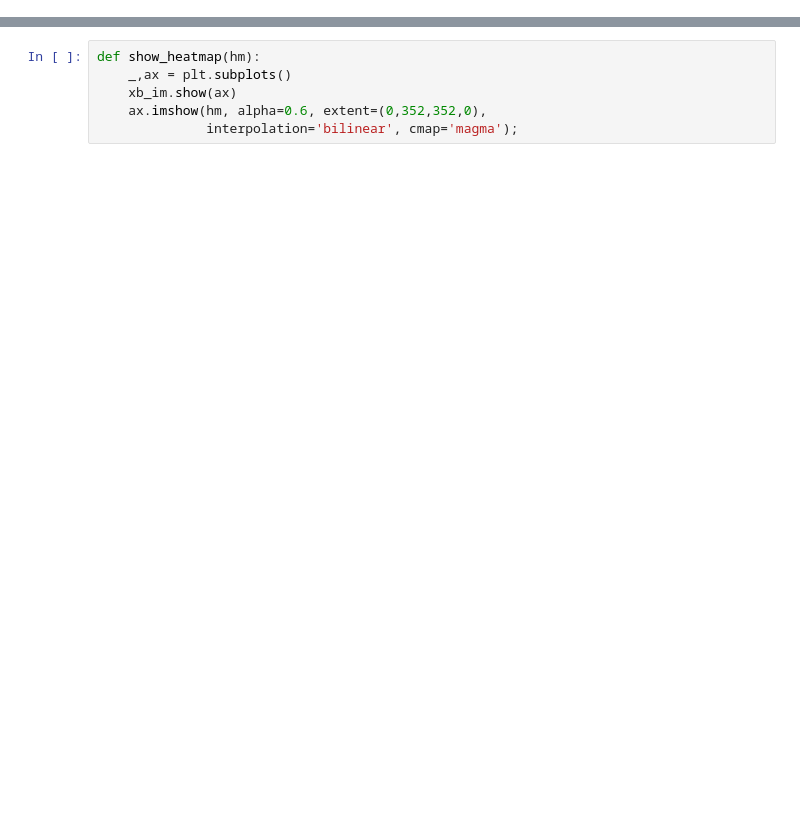
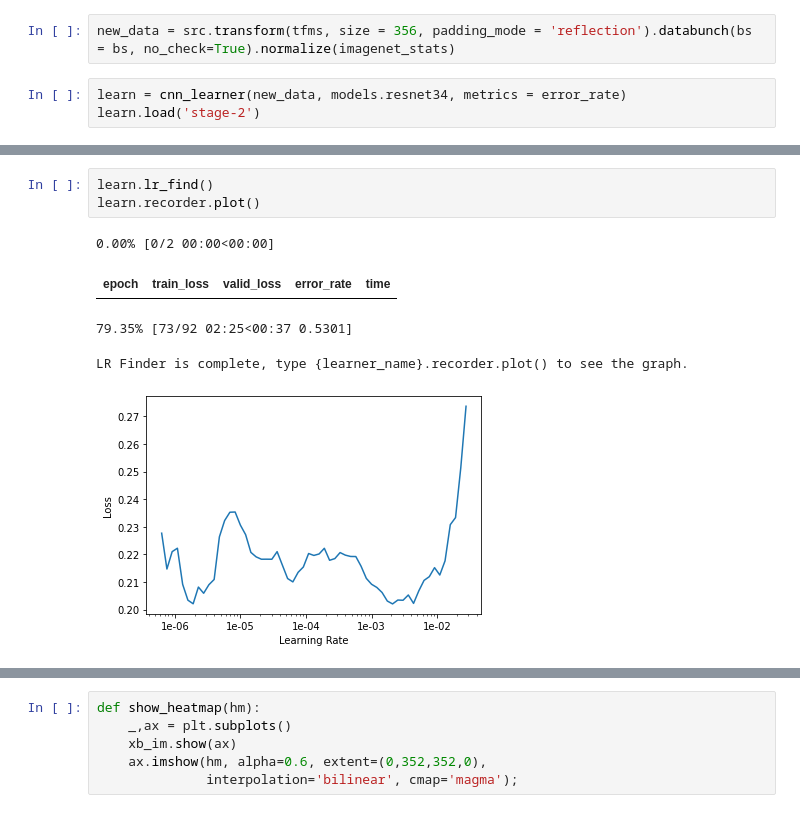
Before and after one commit to pranay8297/deep-learning-projects, a Jupyter notebook: heatmap_own.ipynb, the cells around one changed output, grey strips where cells are left out. Cells and saved outputs as stored; diff of their text form; blank space fills up the shorter version.

```diff
--- a/heatmap_own.ipynb
+++ b/heatmap_own.ipynb
@@ -214,0 +137,5 @@ xb = xb.cuda()
+# %%
+new_data = src.transform(tfms, size = 356, padding_mode = 'reflection').databunch(bs = bs, no_check=True).normalize(imagenet_stats)
+# %%
+learn = cnn_learner(new_data, models.resnet34, metrics = error_rate)
+learn.load('stage-2')
@@ -214,0 +180,9 @@ xb = xb.cuda()
+# %%
+learn.lr_find()
+learn.recorder.plot()
+# %% [output]
+0.00% [0/2 00:00<00:00]
+| epoch | train_loss | valid_loss | error_rate | time |
+79.35% [73/92 02:25<00:37 0.5301]
+LR Finder is complete, type {learner_name}.recorder.plot() to see the graph.
+[figure, added]
```
Also changed, not shown: parts of 75 cells of this notebook.
